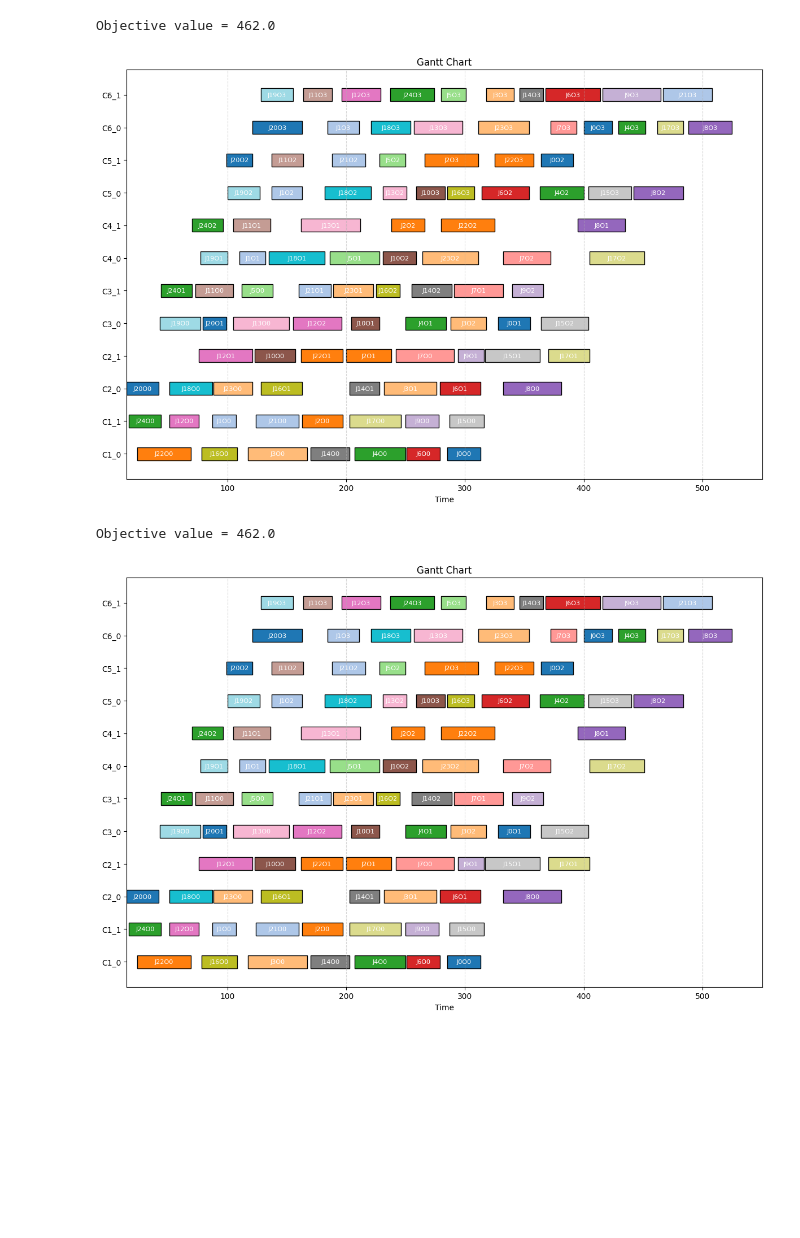
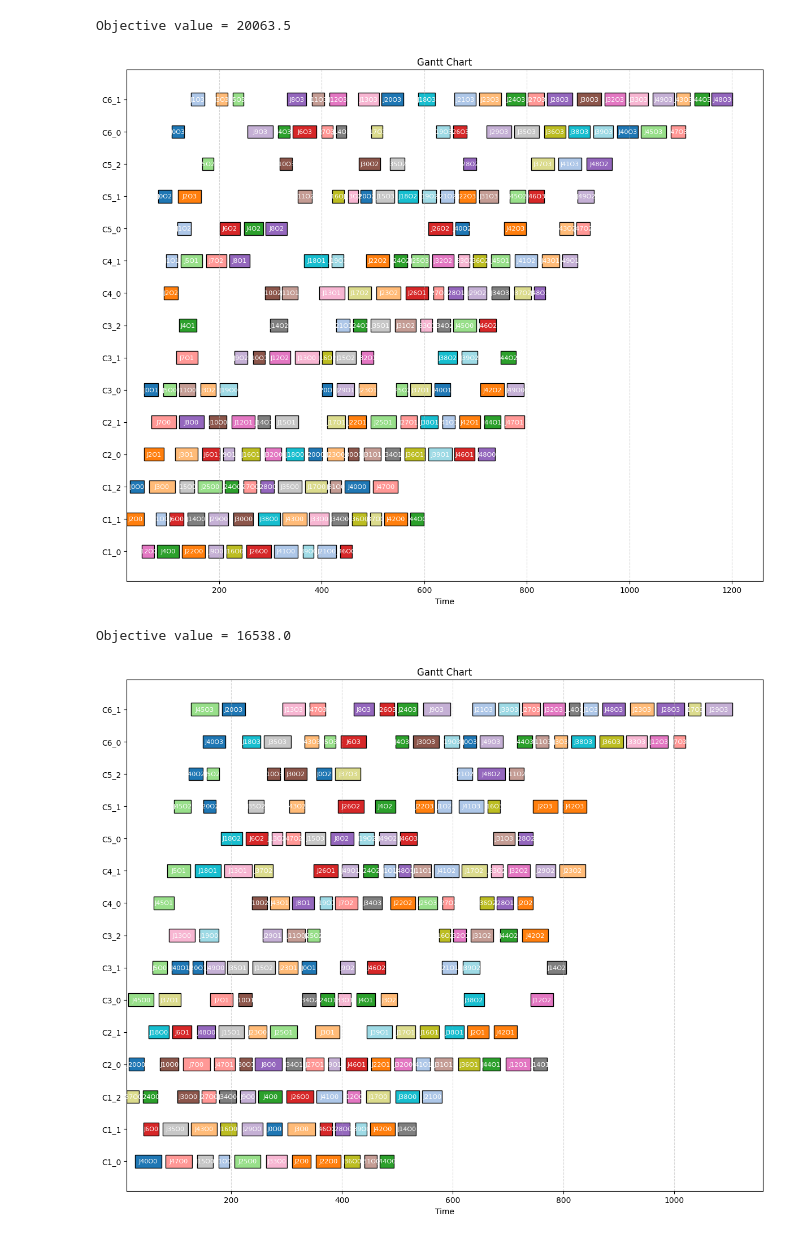
Before and after one commit to jmmchang/Flexible-Job-Shops, a Jupyter notebook: FJS.ipynb, the cells around one changed output. Saved outputs shown, nothing was run; the diff lists cells and outputs as text; code cells hidden in the pictures; blank space fills up the shorter version.

```diff
--- a/FJS.ipynb
+++ b/FJS.ipynb
@@ -36,23 +37,23 @@ for j, ops in schedule.items():
 seed_solution = (machs, times)
 problem = SchedulingProblem(jobs_data, release_dates, due_dates, weights, setup_times, center_caps, alpha)
 # %%
-Tabu = TabuSearch(problem, steps = 10000, tabu_size = 30)
+Tabu = TabuSearch(problem, steps = 1000, tabu_size = 30)
 best_obj, best_schedule = Tabu.run(seed_solution)
 print(f"Objective value = {best_obj}\n")
 best_schedule = problem.generate_schedule(best_schedule[0], best_schedule[1])
 plot_gantt(best_schedule)
 # %% [output]
-Objective value = 462.0
+Objective value = 20063.5
-[figure, old version]
+[figure, new version]
 # %%
-SA = SimulatedAnnealing(problem, initial_temperature = 10000, min_temperature = 1, max_iteration = 500, steps = 100)
+SA = SimulatedAnnealing(problem, initial_temperature = 1000, min_temperature = 1, max_iteration = 200, steps = 100)
 best_obj, best_schedule = SA.run(seed_solution)
 print(f"Objective value = {best_obj}\n")
 best_schedule = problem.generate_schedule(best_schedule[0], best_schedule[1])
 plot_gantt(best_schedule)
 # %% [output]
-Objective value = 462.0
+Objective value = 16538.0
-[figure, old version]
+[figure, new version]
 # %%
 GA = GeneticAlgorithm(problem, pop_size = 100, max_generations = 100)
 best_obj, best_schedule = GA.run(seed_solution)
```
Also changed, not shown: parts of 2 cells of this notebook, 1 other file.
